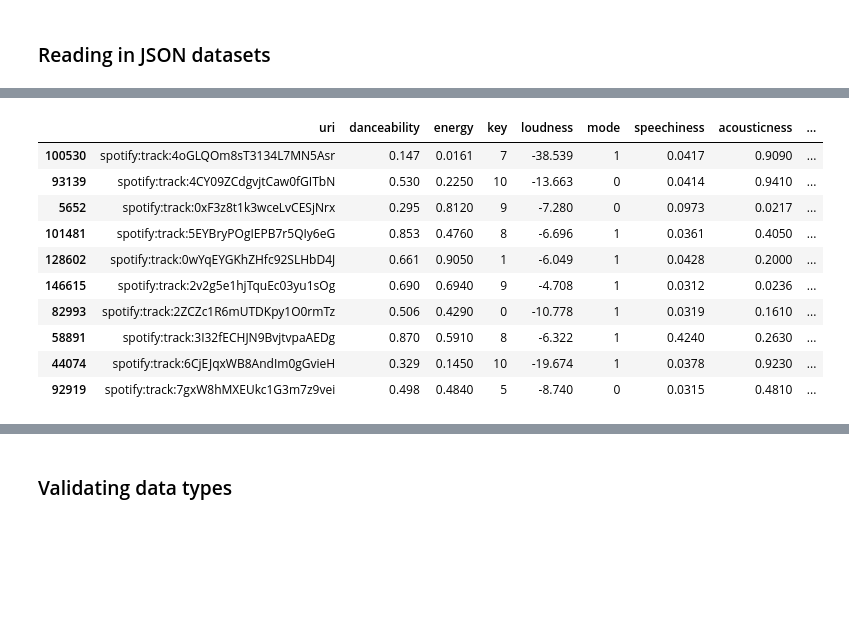
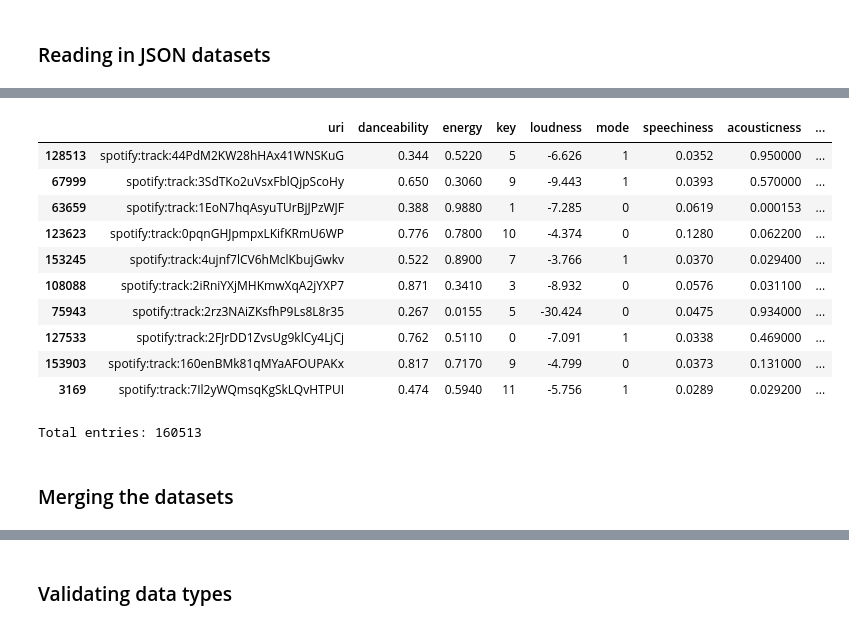
Before and after one commit to dapniii/DATA102-Spotify-Recommendation-System, a Jupyter notebook: main_project.ipynb, the cells around one changed output, grey strips where cells are left out. Saved outputs shown, nothing was run; the diff lists cells and outputs as text; code cells hidden in the pictures; blank space fills up the shorter version.

```diff
--- a/main_project.ipynb
+++ b/main_project.ipynb
@@ -36,15 +42,21 @@ tracks_df.sample(10)
 # %%
 #  display random data entries
-audio_features_df.sample(10)
+af_rows, af_cols = audio_features_df.shape
+
+display(audio_features_df.sample(10))
+print(f"Total entries: {af_rows}")
 # %% [output]
 |  | uri | danceability | energy | key | loudness | mode | speechiness | acousticness | ... |
-| 100530 | spotify:track:4oGLQOm8sT3134L7MN5Asr | 0.147 | 0.0161 | 7 | -38.539 | 1 | 0.0417 | 0.9090 | ... |
-| 93139 | spotify:track:4CY09ZCdgvjtCaw0fGITbN | 0.530 | 0.2250 | 10 | -13.663 | 0 | 0.0414 | 0.9410 | ... |
-| 5652 | spotify:track:0xF3z8t1k3wceLvCESjNrx | 0.295 | 0.8120 | 9 | -7.280 | 0 | 0.0973 | 0.0217 | ... |
-| 101481 | spotify:track:5EYBryPOgIEPB7r5QIy6eG | 0.853 | 0.4760 | 8 | -6.696 | 1 | 0.0361 | 0.4050 | ... |
-| 128602 | spotify:track:0wYqEYGKhZHfc92SLHbD4J | 0.661 | 0.9050 | 1 | -6.049 | 1 | 0.0428 | 0.2000 | ... |
-| 146615 | spotify:track:2v2g5e1hjTquEc03yu1sOg | 0.690 | 0.6940 | 9 | -4.708 | 1 | 0.0312 | 0.0236 | ... |
-| 82993 | spotify:track:2ZCZc1R6mUTDKpy1O0rmTz | 0.506 | 0.4290 | 0 | -10.778 | 1 | 0.0319 | 0.1610 | ... |
-| 58891 | spotify:track:3I32fECHJN9BvjtvpaAEDg | 0.870 | 0.5910 | 8 | -6.322 | 1 | 0.4240 | 0.2630 | ... |
-| 44074 | spotify:track:6CjEJqxWB8AndIm0gGvieH | 0.329 | 0.1450 | 10 | -19.674 | 1 | 0.0378 | 0.9230 | ... |
-| 92919 | spotify:track:7gxW8hMXEUkc1G3m7z9vei | 0.498 | 0.4840 | 5 | -8.740 | 0 | 0.0315 | 0.4810 | ... |
+| 128513 | spotify:track:44PdM2KW28hHAx41WNSKuG | 0.344 | 0.5220 | 5 | -6.626 | 1 | 0.0352 | 0.950000 | ... |
+| 67999 | spotify:track:3SdTKo2uVsxFblQjpScoHy | 0.650 | 0.3060 | 9 | -9.443 | 1 | 0.0393 | 0.570000 | ... |
+| 63659 | spotify:track:1EoN7hqAsyuTUrBjJPzWJF | 0.388 | 0.9880 | 1 | -7.285 | 0 | 0.0619 | 0.000153 | ... |
+| 123623 | spotify:track:0pqnGHJpmpxLKifKRmU6WP | 0.776 | 0.7800 | 10 | -4.374 | 0 | 0.1280 | 0.062200 | ... |
+| 153245 | spotify:track:4ujnf7lCV6hMclKbujGwkv | 0.522 | 0.8900 | 7 | -3.766 | 1 | 0.0370 | 0.029400 | ... |
+| 108088 | spotify:track:2iRniYXjMHKmwXqA2jYXP7 | 0.871 | 0.3410 | 3 | -8.932 | 0 | 0.0576 | 0.031100 | ... |
+| 75943 | spotify:track:2rz3NAiZKsfhP9Ls8L8r35 | 0.267 | 0.0155 | 5 | -30.424 | 0 | 0.0475 | 0.934000 | ... |
+| 127533 | spotify:track:2FJrDD1ZvsUg9klCy4LjCj | 0.762 | 0.5110 | 0 | -7.091 | 1 | 0.0338 | 0.469000 | ... |
+| 153903 | spotify:track:160enBMk81qMYaAFOUPAKx | 0.817 | 0.7170 | 9 | -4.799 | 0 | 0.0373 | 0.131000 | ... |
+| 3169 | spotify:track:7Il2yWQmsqKgSkLQvHTPUI | 0.474 | 0.5940 | 11 | -5.756 | 1 | 0.0289 | 0.029200 | ... |
+Total entries: 160513
+# %% [markdown]
+### Merging the datasets
```
Also changed, not shown: parts of 44 cells of this notebook.
